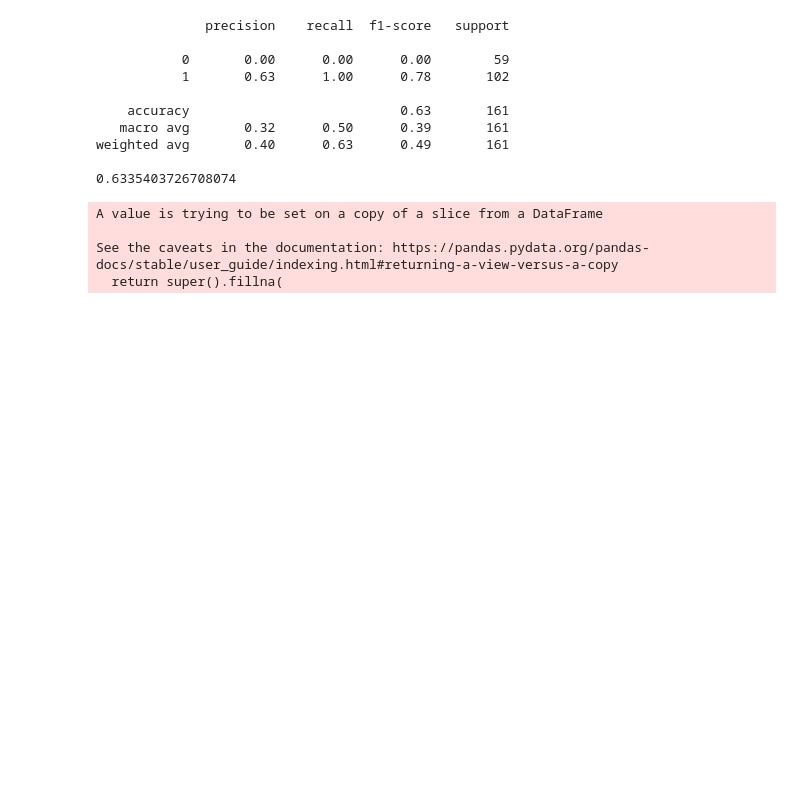
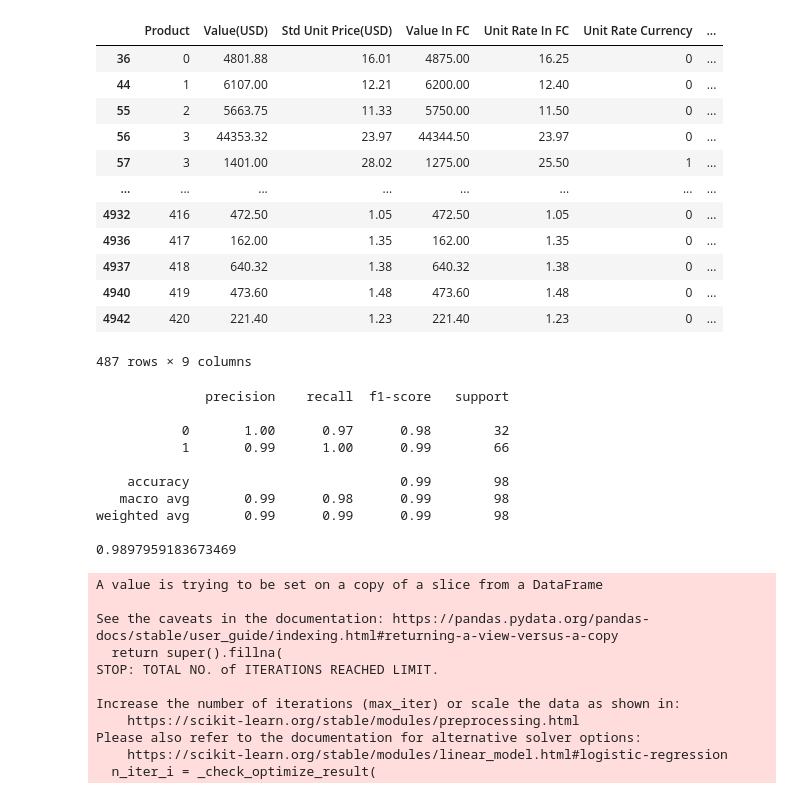
Before and after one commit to reuben21/A-Study-On-The-Insights-Data-Set, a Jupyter notebook: Project Insights Question 2.ipynb, the cells around one changed output. Saved outputs shown, nothing was run; the diff lists cells and outputs as text; code cells hidden in the pictures; blank space fills up the shorter version.

```diff
--- a/Project Insights Question 2.ipynb
+++ b/Project Insights Question 2.ipynb
@@ -43,18 +46,45 @@ print(len(list_of_yes_and_no),
+# %%
+currency = df_filtered["Unit Rate Currency"].unique()
+currency = currency.tolist()
+df_filtered['Unit Rate Currency'] = df_filtered['Unit Rate Currency'].map(lambda x: currency.index(x))
+df_filtered['Qty'] = df_filtered['Qty'].map(lambda x: 0 if x <100 else 1)
+shipment = df_filtered["Shipment Mode"].unique()
+shipment = shipment.tolist()
+df_filtered['Shipment Mode'] = df_filtered['Shipment Mode'].map(lambda x: shipment.index(x))
+prod = df_filtered["Product"].unique()
+prod = prod.tolist()
+df_filtered['Product'] = df_filtered['Product'].map(lambda x: prod.index(x))
+df_filtered
+# %% [output]
+|  | Product | Value(USD) | Std Unit Price(USD) | Value In FC | Unit Rate In FC | Unit Rate Currency | ... |
+| 36 | 0 | 4801.88 | 16.01 | 4875.00 | 16.25 | 0 | ... |
+| 44 | 1 | 6107.00 | 12.21 | 6200.00 | 12.40 | 0 | ... |
+| 55 | 2 | 5663.75 | 11.33 | 5750.00 | 11.50 | 0 | ... |
+| 56 | 3 | 44353.32 | 23.97 | 44344.50 | 23.97 | 0 | ... |
+| 57 | 3 | 1401.00 | 28.02 | 1275.00 | 25.50 | 1 | ... |
+| ... | ... | ... | ... | ... | ... | ... | ... |
+| 4932 | 416 | 472.50 | 1.05 | 472.50 | 1.05 | 0 | ... |
+| 4936 | 417 | 162.00 | 1.35 | 162.00 | 1.35 | 0 | ... |
+| 4937 | 418 | 640.32 | 1.38 | 640.32 | 1.38 | 0 | ... |
+| 4940 | 419 | 473.60 | 1.48 | 473.60 | 1.48 | 0 | ... |
+| 4942 | 420 | 221.40 | 1.23 | 221.40 | 1.23 | 0 | ... |
+487 rows × 9 columns
 # %%
-y= pd.DataFrame(list_of_yes_and_no)
-x= pd.DataFrame(list_of_Value_INR)
+x1_column_name = df_filtered.columns.tolist()[0:len(df_filtered.columns)-1]
+y= df_filtered['Qty']
+x= df_filtered[x1_column_name]
 # print(y.head())
 # print("X HEAD************")
 # print(x.head())
  # we dont need this in independant data , so dropping
-X_train,X_test,Y_train,Y_test=train_test_split(x,y,test_size=0.33,random_state=1)
+X_train,X_test,Y_train,Y_test=train_test_split(x,y,test_size=0.2,random_state=20)
 X_train.fillna(X_train.mean(),inplace=True) #this will replace all NAN values by their mean.
 Y_train.fillna(Y_train.mean(),inplace=True) #this will replace all NAN values by their mean.
 # print(X_train.shape)
 # print(X_test.shape)
 # print(Y_train.shape)
 # print(Y_test.shape)
-logis=LogisticRegression(solver='liblinear', C=10.0, random_state=0)
+logis=LogisticRegression()
 
 logis.fit(X_train,Y_train)
 predictions = logis.predict(X_test)
@@ -64,18 +94,25 @@ print(accuracy_score(Y_test,predictions))
 # %% [output]
               precision    recall  f1-score   support
 
-           0       0.00      0.00      0.00        59
-           1       0.63      1.00      0.78       102
+           0       1.00      0.97      0.98        32
+           1       0.99      1.00      0.99        66
 
-    accuracy                           0.63       161
-   macro avg       0.32      0.50      0.39       161
-weighted avg       0.40      0.63      0.49       161
+    accuracy                           0.99        98
+   macro avg       0.99      0.98      0.99        98
+weighted avg       0.99      0.99      0.99        98
 
-0.6335403726708074
+0.9897959183673469
 A value is trying to be set on a copy of a slice from a DataFrame
 
 See the caveats in the documentation: https://pandas.pydata.org/pandas-docs/stable/user_guide/indexing.html#returning-a-view-versus-a-copy
   return super().fillna(
+STOP: TOTAL NO. of ITERATIONS REACHED LIMIT.
+
+Increase the number of iterations (max_iter) or scale the data as shown in:
+    https://scikit-learn.org/stable/modules/preprocessing.html
+Please also refer to the documentation for alternative solver options:
+    https://scikit-learn.org/stable/modules/linear_model.html#logistic-regression
+  n_iter_i = _check_optimize_result(
 # %%
 logis.score(X_train,Y_train)
 # %% [output]
```
Also changed, not shown: parts of 11 cells of this notebook, 2 other files.
